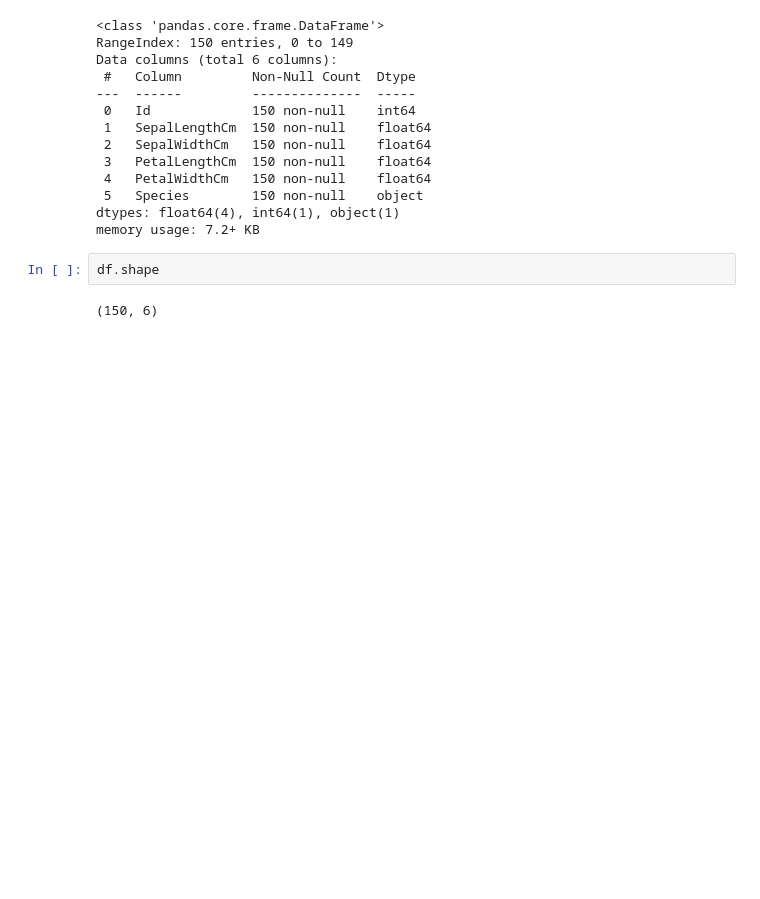
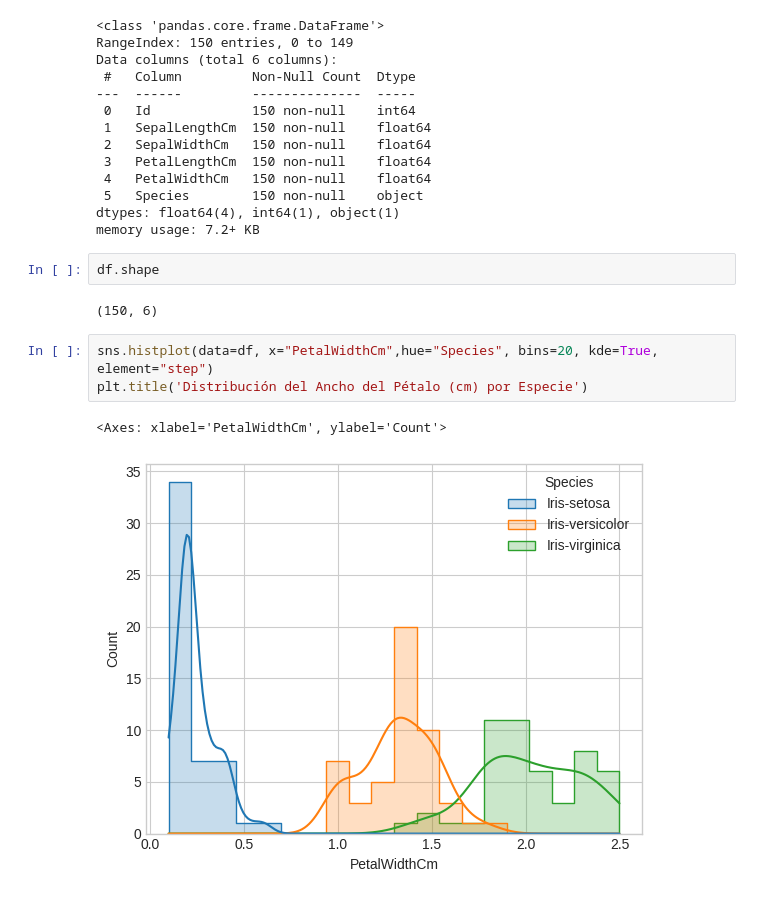
Before and after one commit to ds-fernando/iris_species, a Jupyter notebook: notebooks/eda.ipynb, the cells around one changed output. Drawn from its saved outputs; the diff is of its cells as text; blank space fills up the shorter version.

```diff
--- a/notebooks/eda.ipynb
+++ b/notebooks/eda.ipynb
@@ -33,3 +34,9 @@ memory usage: 7.2+ KB
 df.shape
 # %% [output]
 (150, 6)
+# %%
+sns.histplot(data=df, x="PetalWidthCm",hue="Species", bins=20, kde=True, element="step")
+plt.title('Distribución del Ancho del Pétalo (cm) por Especie')
+# %% [output]
+<Axes: xlabel='PetalWidthCm', ylabel='Count'>
+[figure, added]
```
Also changed, not shown: parts of 5 cells of this notebook.
